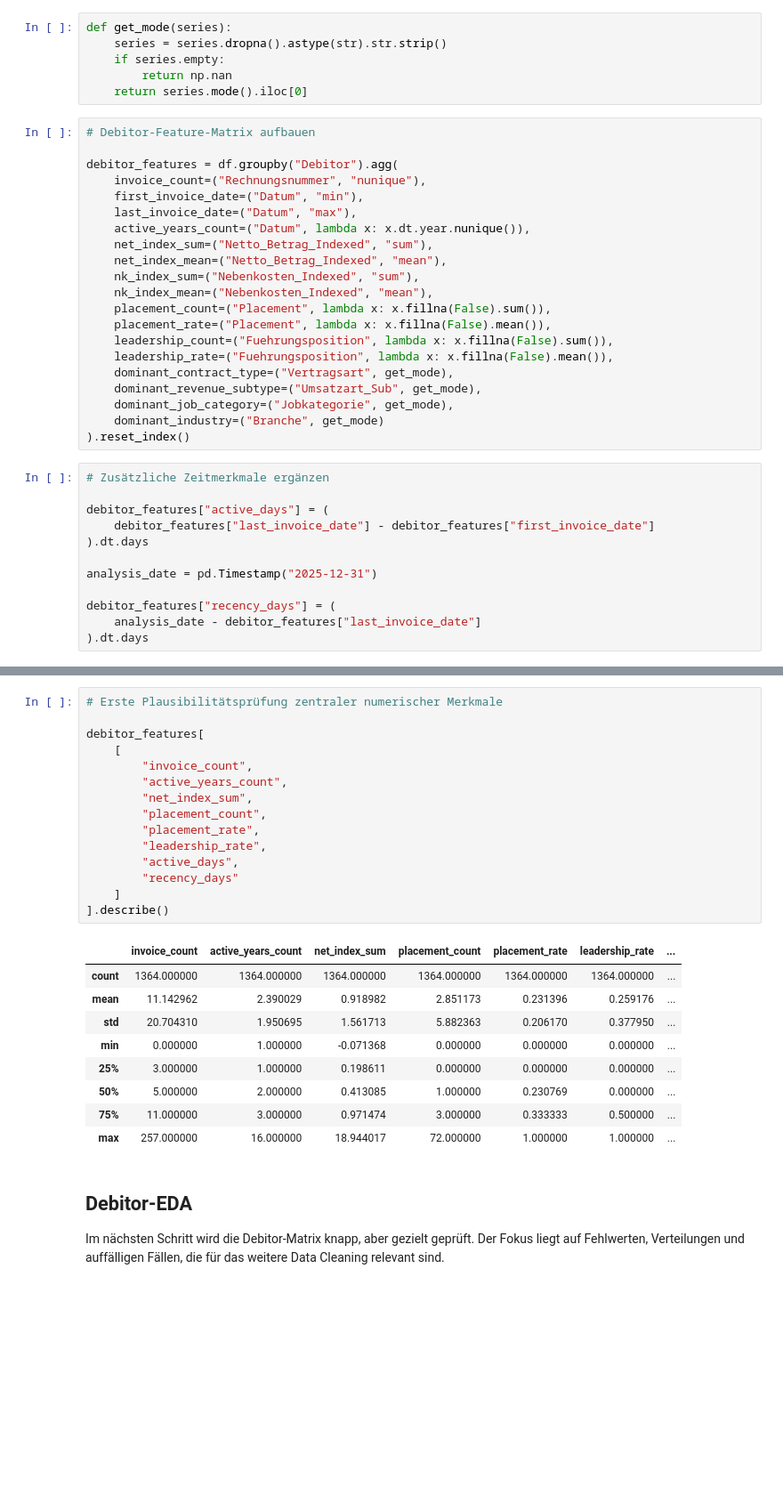
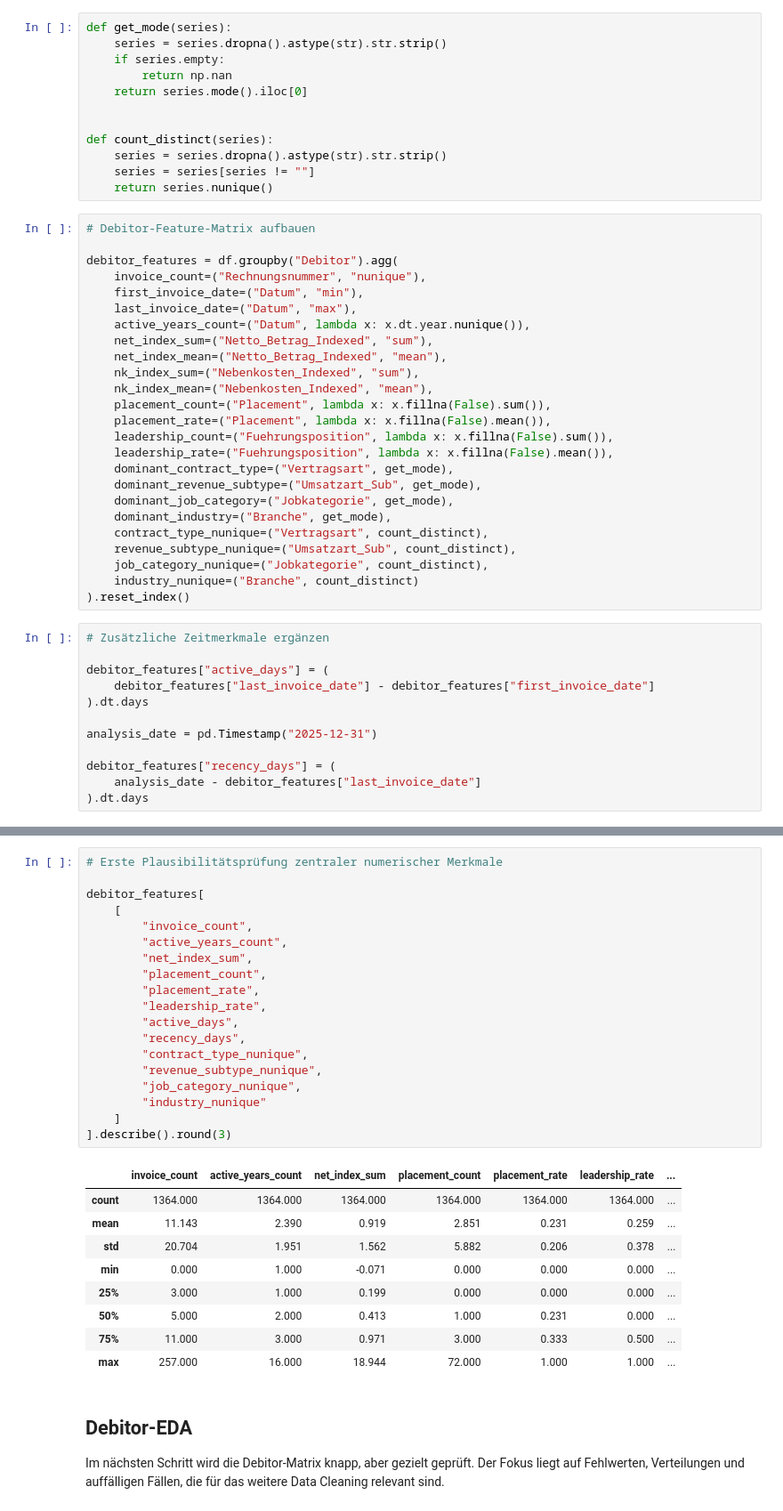
Before and after one commit to jensus-rep/data01-executive-search-analytics, a Jupyter notebook: notebooks/01_data_import_and_debitor_matrix.ipynb, the cells around one changed output, grey strips where cells are left out. Shown at 89% size. Drawn from its saved outputs; the diff is of its cells as text; blank space fills up the shorter version.

```diff
--- a/notebooks/01_data_import_and_debitor_matrix.ipynb
+++ b/notebooks/01_data_import_and_debitor_matrix.ipynb
@@ -80,6 +80,12 @@ def get_mode(series):
     if series.empty:
         return np.nan
     return series.mode().iloc[0]
+
+
+def count_distinct(series):
+    series = series.dropna().astype(str).str.strip()
+    series = series[series != ""]
+    return series.nunique()
 # %%
 # Debitor-Feature-Matrix aufbauen
 
@@ -99,7 +105,11 @@ debitor_features = df.groupby("Debitor").agg(
     dominant_contract_type=("Vertragsart", get_mode),
     dominant_revenue_subtype=("Umsatzart_Sub", get_mode),
     dominant_job_category=("Jobkategorie", get_mode),
-    dominant_industry=("Branche", get_mode)
+    dominant_industry=("Branche", get_mode),
+    contract_type_nunique=("Vertragsart", count_distinct),
+    revenue_subtype_nunique=("Umsatzart_Sub", count_distinct),
+    job_category_nunique=("Jobkategorie", count_distinct),
+    industry_nunique=("Branche", count_distinct)
 ).reset_index()
 # %%
 # Zusätzliche Zeitmerkmale ergänzen
@@ -131,28 +142,32 @@ debitor_features.head()
 # %%
 # Erste Plausibilitätsprüfung zentraler numerischer Merkmale
 
 debitor_features[
     [
         "invoice_count",
         "active_years_count",
         "net_index_sum",
         "placement_count",
         "placement_rate",
         "leadership_rate",
         "active_days",
-        "recency_days"
+        "recency_days",
+        "contract_type_nunique",
+        "revenue_subtype_nunique",
+        "job_category_nunique",
+        "industry_nunique"
     ]
-].describe()
+].describe().round(3)
 # %% [output]
 |  | invoice_count | active_years_count | net_index_sum | placement_count | placement_rate | leadership_rate | ... |
-| count | 1364.000000 | 1364.000000 | 1364.000000 | 1364.000000 | 1364.000000 | 1364.000000 | ... |
-| mean | 11.142962 | 2.390029 | 0.918982 | 2.851173 | 0.231396 | 0.259176 | ... |
-| std | 20.704310 | 1.950695 | 1.561713 | 5.882363 | 0.206170 | 0.377950 | ... |
-| min | 0.000000 | 1.000000 | -0.071368 | 0.000000 | 0.000000 | 0.000000 | ... |
-| 25% | 3.000000 | 1.000000 | 0.198611 | 0.000000 | 0.000000 | 0.000000 | ... |
-| 50% | 5.000000 | 2.000000 | 0.413085 | 1.000000 | 0.230769 | 0.000000 | ... |
-| 75% | 11.000000 | 3.000000 | 0.971474 | 3.000000 | 0.333333 | 0.500000 | ... |
-| max | 257.000000 | 16.000000 | 18.944017 | 72.000000 | 1.000000 | 1.000000 | ... |
+| count | 1364.000 | 1364.000 | 1364.000 | 1364.000 | 1364.000 | 1364.000 | ... |
+| mean | 11.143 | 2.390 | 0.919 | 2.851 | 0.231 | 0.259 | ... |
+| std | 20.704 | 1.951 | 1.562 | 5.882 | 0.206 | 0.378 | ... |
+| min | 0.000 | 1.000 | -0.071 | 0.000 | 0.000 | 0.000 | ... |
+| 25% | 3.000 | 1.000 | 0.199 | 0.000 | 0.000 | 0.000 | ... |
+| 50% | 5.000 | 2.000 | 0.413 | 1.000 | 0.231 | 0.000 | ... |
+| 75% | 11.000 | 3.000 | 0.971 | 3.000 | 0.333 | 0.500 | ... |
+| max | 257.000 | 16.000 | 18.944 | 72.000 | 1.000 | 1.000 | ... |
 # %% [markdown]
 ## Debitor-EDA
 
```
Also changed, not shown: parts of 59 cells of this notebook.
